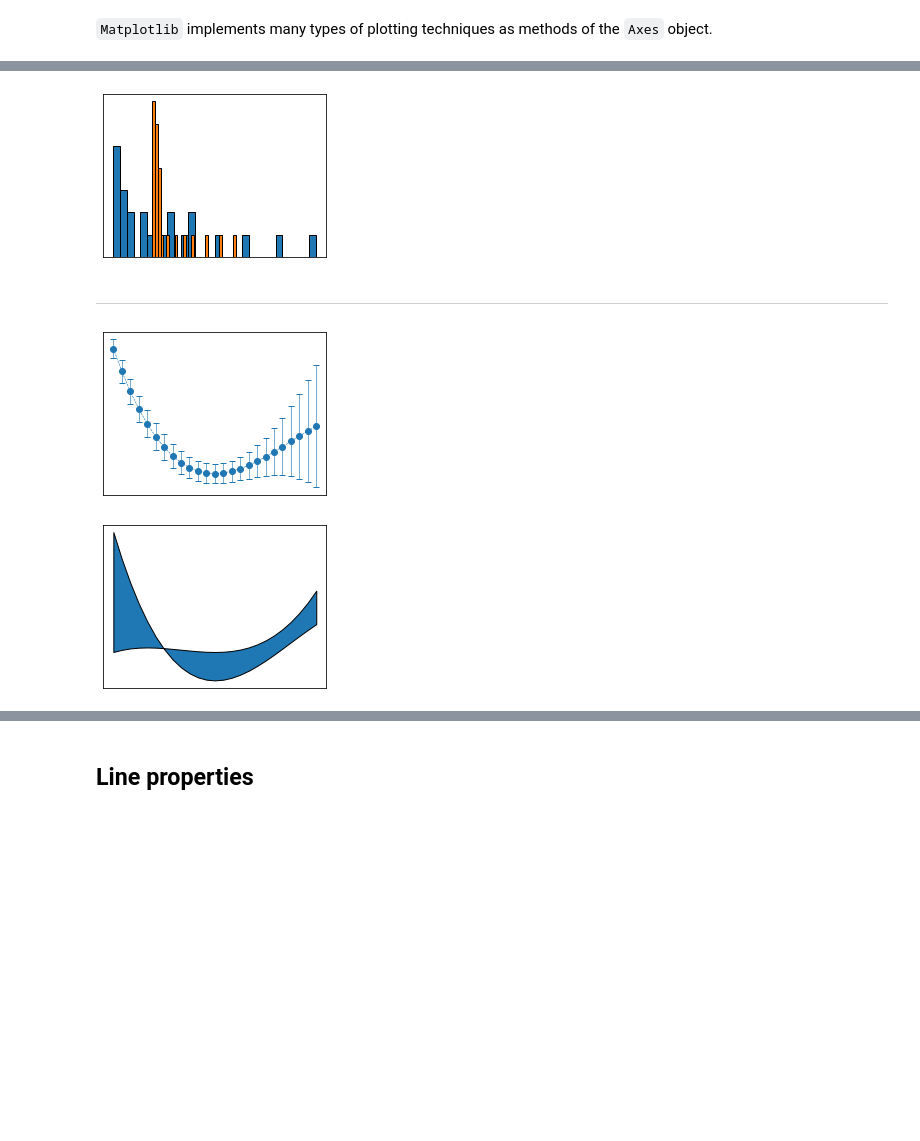
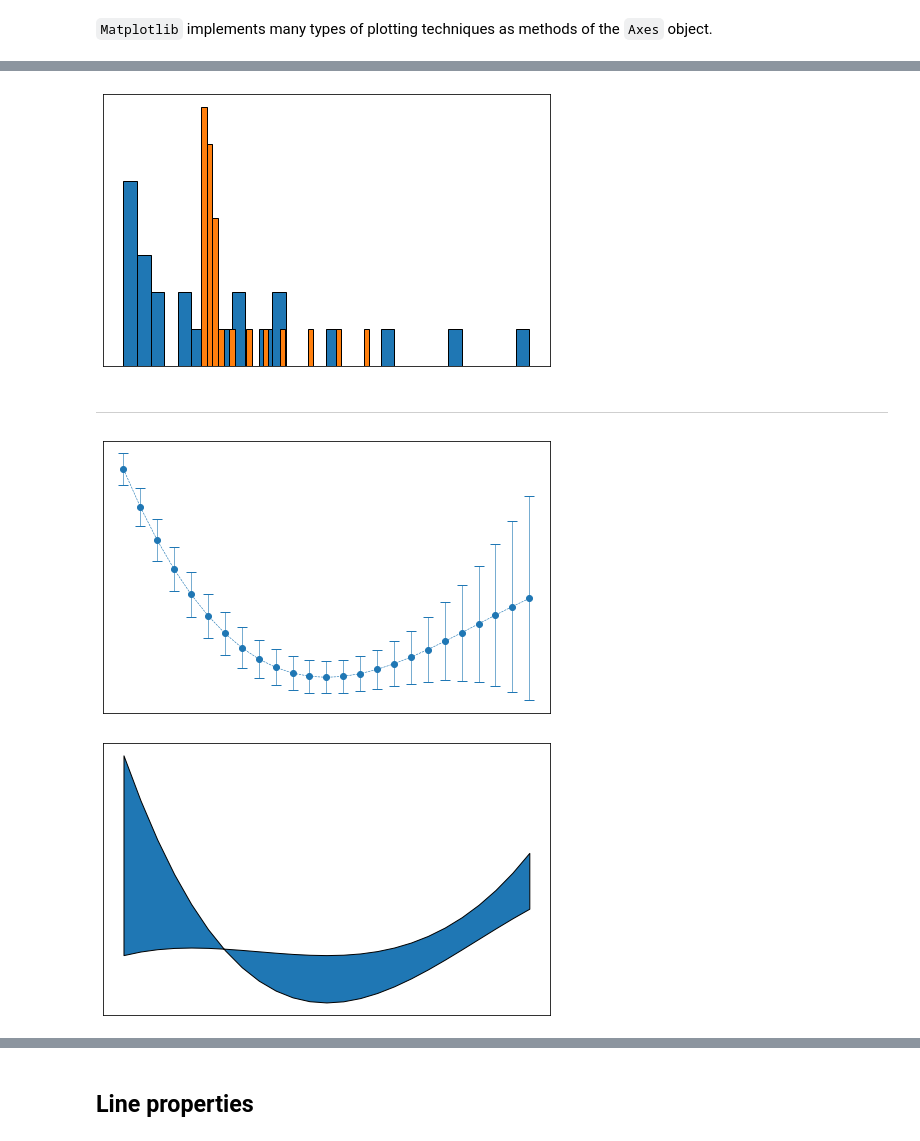
Before and after one commit to SeoulTechPSE/EngNm, a Jupyter notebook: ch04_code.ipynb, the cells around one changed output, grey strips where cells are left out. Cells and saved outputs as stored; diff of their text form; code cells hidden in the pictures; blank space fills up the shorter version.

```diff
--- a/ch04_code.ipynb
+++ b/ch04_code.ipynb
@@ -18,6 +20,7 @@ Updated source code listings for Numerical Python - A Practical Techniques Appro
 # %%
 import matplotlib as mpl
 import matplotlib.pyplot as plt
+mpl.rcParams['font.size'] = 14.0
 # %%
 import numpy as np
 import sympy
@@ -47,6 +50,3 @@ ax.legend();
-# %%
-mpl.rcParams["font.family"] = "serif"
-mpl.rcParams["font.size"] = "12"
 # %%
 fig, ax = plt.subplots()
 
@@ -73,6 +73,3 @@ ax.legend(loc=2, ncol=3, fontsize=14, frameon=False);
-# %%
-mpl.rcParams["font.family"] = "sans-serif"
-mpl.rcParams["font.size"] = "10"
 # %% [markdown]
 ## Interactive and noninteractive modes
 # %% [markdown]
@@ -230,28 +230,28 @@ hide_labels(fig, ax, 3)
 # %%
-fig, ax = plt.subplots(figsize=(4, 3))
+fig, ax = plt.subplots(figsize=(8, 5))
 
 ax.hist(y2, bins=30, edgecolor="black")
 ax.hist(y1, bins=30, edgecolor="black")
 
 hide_labels(fig, ax, 4)
 # %% [output]
-[figure, old version]
+[figure, new version]
 # %% [markdown]
 ---
 # %%
-fig, ax = plt.subplots(figsize=(4, 3))
+fig, ax = plt.subplots(figsize=(8, 5))
 
-ax.errorbar(x, y2, yerr=y1, lw=0.6, fmt='--o', capsize=3)
+ax.errorbar(x, y2, yerr=y1, lw=0.6, fmt='--o', capsize=5)
 
 hide_labels(fig, ax, 5)
 # %% [output]
-[figure, old version]
+[figure, new version]
 # %%
-fig, ax = plt.subplots(figsize=(4, 3))
+fig, ax = plt.subplots(figsize=(8, 5))
 
 ax.fill_between(x, y1, y2, edgecolor="black")
 
 hide_labels(fig, ax, 6)
 # %% [output]
-[figure, old version]
+[figure, new version]
 # %%
```
Also changed, not shown: parts of 61 cells of this notebook, 14 other files.
